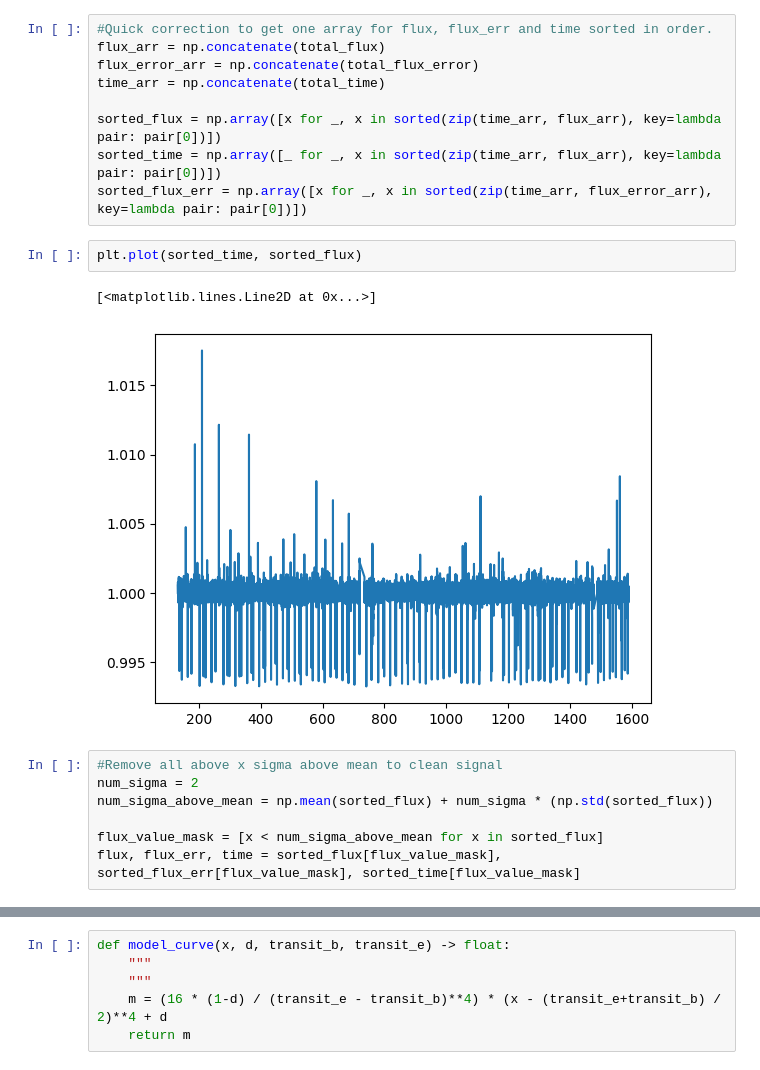
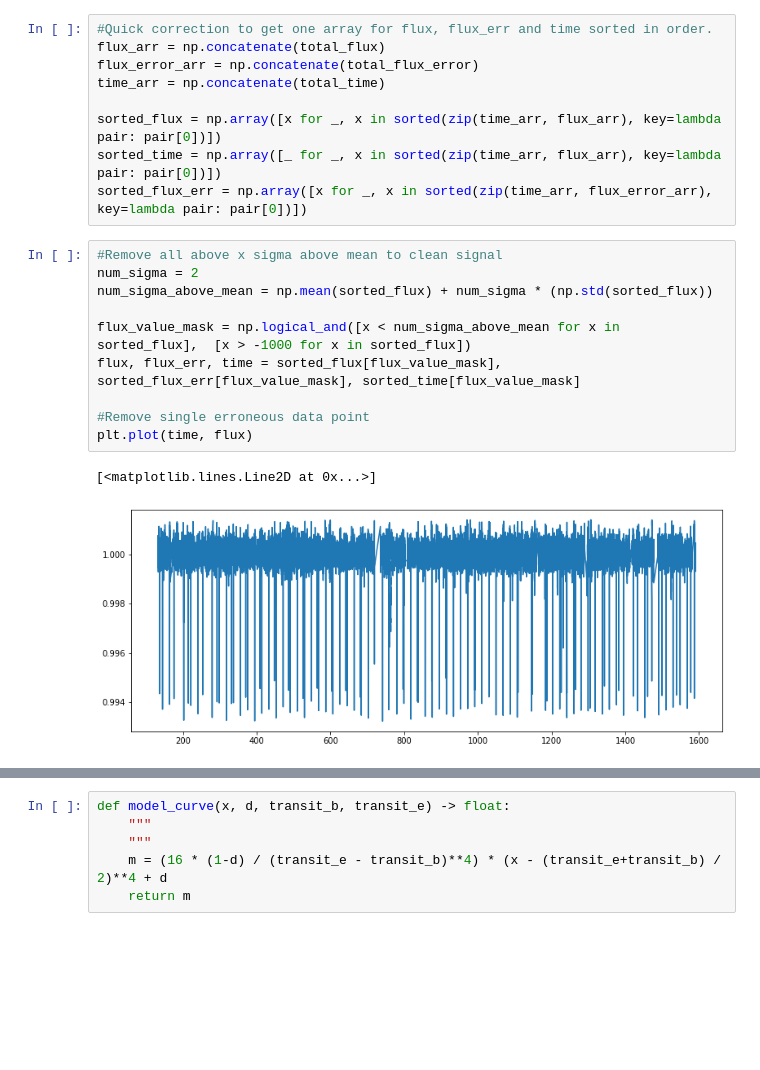
Before and after one commit to cm2435/university_computing_y3, a Jupyter notebook: ph30016_b/Chapter3_ExoLightCurves.ipynb, the cells around one changed output, grey strips where cells are left out. Cells and saved outputs as stored; diff of their text form; blank space fills up the shorter version.

```diff
--- a/ph30016_b/Chapter3_ExoLightCurves.ipynb
+++ b/ph30016_b/Chapter3_ExoLightCurves.ipynb
@@ -235,15 +234,16 @@ time_arr = np.concatenate(total_time)
 sorted_flux = np.array([x for _, x in sorted(zip(time_arr, flux_arr), key=lambda pair: pair[0])])
 sorted_time = np.array([_ for _, x in sorted(zip(time_arr, flux_arr), key=lambda pair: pair[0])])
 sorted_flux_err = np.array([x for _, x in sorted(zip(time_arr, flux_error_arr), key=lambda pair: pair[0])])
-# %%
-plt.plot(sorted_time, sorted_flux)
-# %% [output]
-[<matplotlib.lines.Line2D at 0x...>]
-[figure, removed]
 # %%
 #Remove all above x sigma above mean to clean signal
 num_sigma = 2
 num_sigma_above_mean = np.mean(sorted_flux) + num_sigma * (np.std(sorted_flux))
 
-flux_value_mask = [x < num_sigma_above_mean for x in sorted_flux]
+flux_value_mask = np.logical_and([x < num_sigma_above_mean for x in sorted_flux],  [x > -1000 for x in sorted_flux])
 flux, flux_err, time = sorted_flux[flux_value_mask], sorted_flux_err[flux_value_mask], sorted_time[flux_value_mask]
+
+#Remove single erroneous data point
+plt.plot(time, flux)
+# %% [output]
+[<matplotlib.lines.Line2D at 0x...>]
+[figure, added]
```
Also changed, not shown: parts of 40 cells of this notebook, 5 other files.
